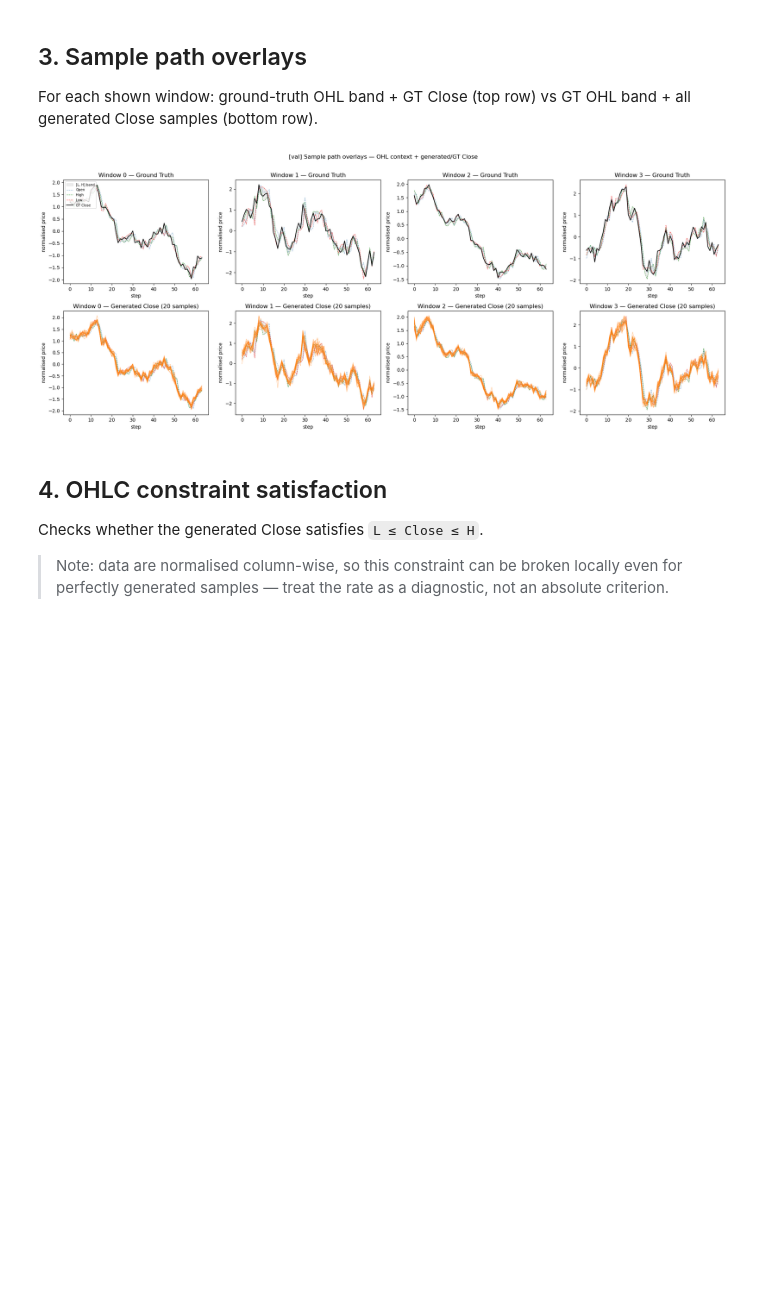
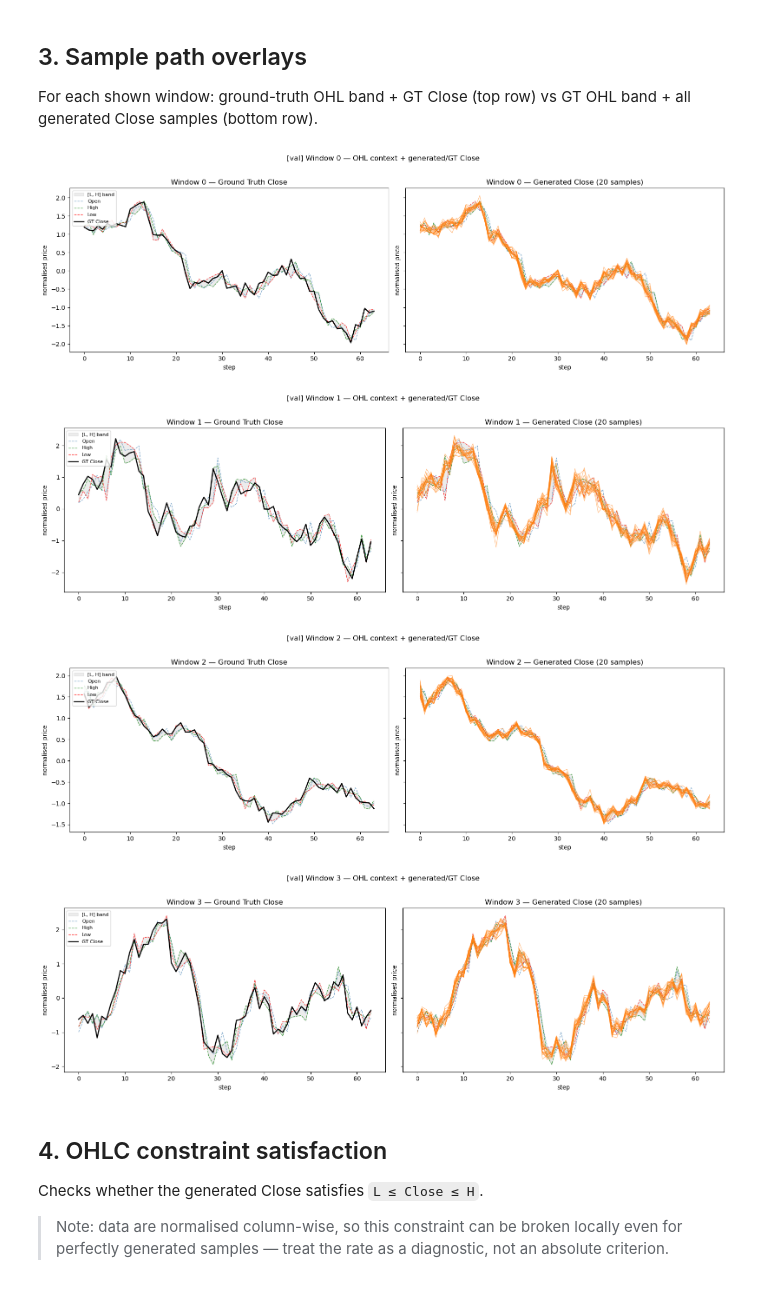
Before and after one commit to GiacomoNegri/Master-Thesis, a Jupyter notebook: notebooks/OHLC_conditional_csv_analysis.ipynb, the cells around one changed output. Cells and saved outputs as stored; diff of their text form; code cells hidden in the pictures; blank space fills up the shorter version.

Commit message:
modifications to some minor stuff and csv gbm conditional analysis

```diff
--- a/notebooks/OHLC_conditional_csv_analysis.ipynb
+++ b/notebooks/OHLC_conditional_csv_analysis.ipynb
@@ -20,7 +20,7 @@ CSV schemas
 # %%
 # ── USER INPUTS ───────────────────────────────────────────────────────────────
 CHECKPOINT_STEM = (
-    "NO_NO_FAKE_FTS_PROC_CLOS_ep-100_20260407_192135"
+    "NO_NO_FAKE_FTS_PROC_CLOS_ep-110_20260408_183900"
 )  # <-- sub-folder name under GEN_DIR (= checkpoint filename without .pt)
 
 GEN_DIR = "../data/generated/conditional"  # base directory where generate_samples.py writes
@@ -168,40 +168,41 @@ all_gen_close : (400, 64)
 For each shown window: ground-truth OHL band + GT Close (top row) vs
 GT OHL band + all generated Close samples (bottom row).
 # %%
-N_SHOW  = min(n_windows, 4)   # windows to display side-by-side
-n_rows  = 2
+N_SHOW  = min(n_windows, 4)   # number of windows to print individually
 
-fig, axes = plt.subplots(n_rows, N_SHOW, figsize=(5 * N_SHOW, 4 * n_rows), sharey=False)
-if N_SHOW == 1:
-    axes = axes.reshape(n_rows, 1)
+for w in range(N_SHOW):
+    fig, axes = plt.subplots(1, 2, figsize=(16, 5), sharey=True)
 
-for col, w in enumerate(range(N_SHOW)):
-    for ax in axes[:, col]:
+    for ax in axes:
         ax.fill_between(steps, gt_low[w], gt_high[w],
                         alpha=0.15, color="gray", label="[L, H] band")
-        ax.plot(steps, gt_open[w],  color="steelblue",  lw=0.8, ls="--", alpha=0.7, label="Open")
-        ax.plot(steps, gt_high[w],  color="green",      lw=0.8, ls="--", alpha=0.7, label="High")
-        ax.plot(steps, gt_low[w],   color="red",        lw=0.8, ls="--", alpha=0.7, label="Low")
+        ax.plot(steps, gt_open[w],  color="steelblue", lw=1.0, ls="--", alpha=0.7, label="Open")
+        ax.plot(steps, gt_high[w],  color="green",     lw=1.0, ls="--", alpha=0.7, label="High")
+        ax.plot(steps, gt_low[w],   color="red",       lw=1.0, ls="--", alpha=0.7, label="Low")
+        ax.set_xlabel("step")
+        ax.set_ylabel("normalised price")
 
-    # Top row: ground-truth Close
-    axes[0, col].plot(steps, gt_close[w], color="black", lw=1.4, label="GT Close")
-    axes[0, col].set_title(f"Window {window_ids[w]} — Ground Truth")
+    # Left panel: ground-truth Close
+    axes[0].plot(steps, gt_close[w], color="black", lw=1.8, label="GT Close")
+    axes[0].set_title(f"Window {window_ids[w]} — Ground Truth Close")
+    axes[0].legend(fontsize=8, loc="upper left")
 
-    # Bottom row: all generated Close samples
+    # Right panel: all generated Close samples
     for s in range(n_samples):
-        axes[1, col].plot(steps, gen_3d[w, s], color="tab:orange", lw=0.7, alpha=0.5)
-    axes[1, col].set_title(f"Window {window_ids[w]} — Generated Close ({n_samples} samples)")
+        axes[1].plot(steps, gen_3d[w, s], color="tab:orange", lw=0.9, alpha=0.5)
+    axes[1].set_title(f"Window {window_ids[w]} — Generated Close ({n_samples} samples)")
 
-axes[0, 0].legend(fontsize=7, loc="upper left")
-for ax in axes.ravel():
-    ax.set_xlabel("step")
-    ax.set_ylabel("normalised price")
-
-plt.suptitle(f"[{ANALYSIS_SPLIT}] Sample path overlays — OHL context + generated/GT Close", y=1.01)
-plt.tight_layout()
-plt.show()
+    plt.suptitle(
+        f"[{ANALYSIS_SPLIT}] Window {window_ids[w]} — OHL context + generated/GT Close",
+        y=1.02, fontsize=12
+    )
+    plt.tight_layout()
+    plt.show()
 # %% [output]
-[figure, old version]
+[figure, new version]
+[figure, added]
+[figure, added]
+[figure, added]
 # %% [markdown]
 ## 4. OHLC constraint satisfaction
 
```
Also changed, not shown: parts of 5 cells of this notebook, 2 other files.
